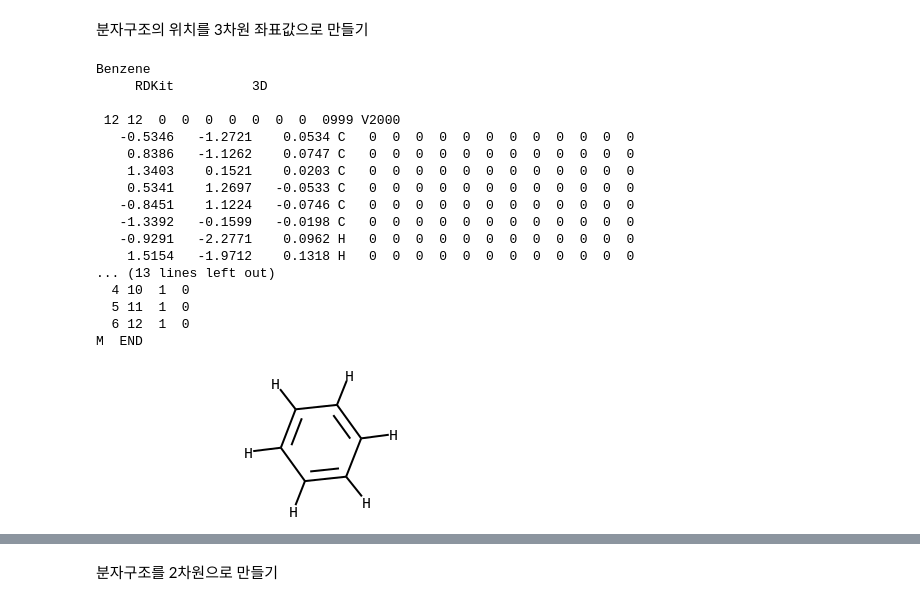
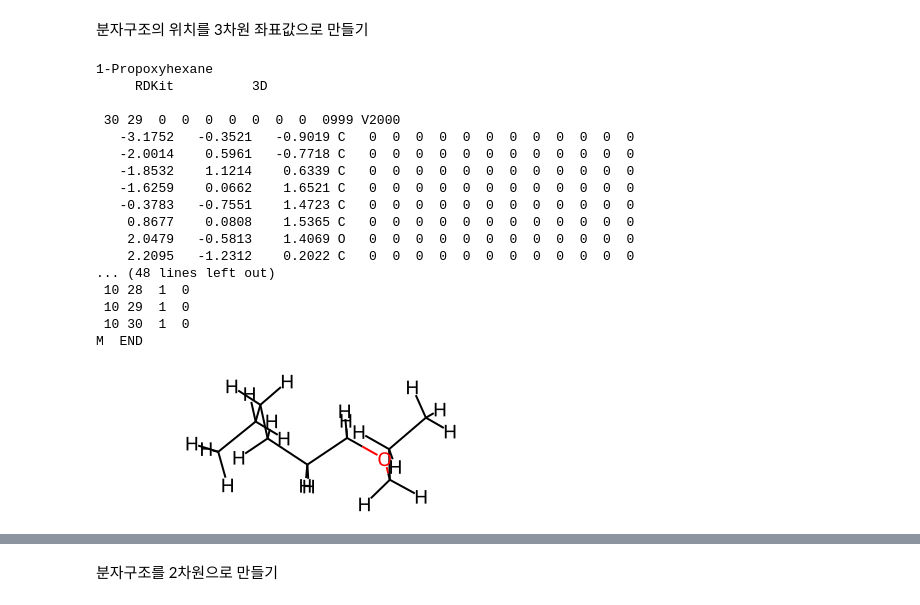
Before and after one commit to youngmook/cheminfo-python, a Jupyter notebook: cheminfo_in_python.ipynb, the cells around one changed output, grey strips where cells are left out. Drawn from its saved outputs; the diff is of its cells as text; code cells hidden in the pictures.

```diff
--- a/cheminfo_in_python.ipynb
+++ b/cheminfo_in_python.ipynb
@@ -70,0 +17,3 @@ theBenzeneMol
+# %%
+theMol = Chem.MolFromSmiles('CCCCCCOCCC')
+theMol
@@ -165,0 +111,3 @@ theBenzeneMolWithHAtoms
+# %%
+theMolWithHAtoms = Chem.AddHs(theMol)
+theMolWithHAtoms
@@ -166,28 +116,28 @@ theBenzeneMolWithHAtoms
 # %% [markdown]
 분자구조의 위치를 3차원 좌표값으로 만들기
 # %%
-AllChem.EmbedMolecule(theBenzeneMolWithHAtoms)
-print(Chem.MolToMolBlock(theBenzeneMolWithHAtoms))
-theBenzeneMolWithHAtoms
+AllChem.EmbedMolecule(theMolWithHAtoms)
+print(Chem.MolToMolBlock(theMolWithHAtoms))
+theMolWithHAtoms
 # %% [output]
-Benzene
+1-Propoxyhexane
      RDKit          3D
 
- 12 12  0  0  0  0  0  0  0  0999 V2000
-   -0.5346   -1.2721    0.0534 C   0  0  0  0  0  0  0  0  0  0  0  0
-    0.8386   -1.1262    0.0747 C   0  0  0  0  0  0  0  0  0  0  0  0
-    1.3403    0.1521    0.0203 C   0  0  0  0  0  0  0  0  0  0  0  0
-    0.5341    1.2697   -0.0533 C   0  0  0  0  0  0  0  0  0  0  0  0
-   -0.8451    1.1224   -0.0746 C   0  0  0  0  0  0  0  0  0  0  0  0
-   -1.3392   -0.1599   -0.0198 C   0  0  0  0  0  0  0  0  0  0  0  0
-   -0.9291   -2.2771    0.0962 H   0  0  0  0  0  0  0  0  0  0  0  0
-    1.5154   -1.9712    0.1318 H   0  0  0  0  0  0  0  0  0  0  0  0
-... (13 lines left out)
-  4 10  1  0
-  5 11  1  0
-  6 12  1  0
+ 30 29  0  0  0  0  0  0  0  0999 V2000
+   -3.1752   -0.3521   -0.9019 C   0  0  0  0  0  0  0  0  0  0  0  0
+   -2.0014    0.5961   -0.7718 C   0  0  0  0  0  0  0  0  0  0  0  0
+   -1.8532    1.1214    0.6339 C   0  0  0  0  0  0  0  0  0  0  0  0
+   -1.6259    0.0662    1.6521 C   0  0  0  0  0  0  0  0  0  0  0  0
+   -0.3783   -0.7551    1.4723 C   0  0  0  0  0  0  0  0  0  0  0  0
+    0.8677    0.0808    1.5365 C   0  0  0  0  0  0  0  0  0  0  0  0
+    2.0479   -0.5813    1.4069 O   0  0  0  0  0  0  0  0  0  0  0  0
+    2.2095   -1.2312    0.2022 C   0  0  0  0  0  0  0  0  0  0  0  0
+... (48 lines left out)
+ 10 28  1  0
+ 10 29  1  0
+ 10 30  1  0
 M  END
-[figure, old version]
+[figure, new version]
 # %%
 !pip install py3Dmol
 # %% [output]
```
Also changed, not shown: parts of 65 cells of this notebook.
